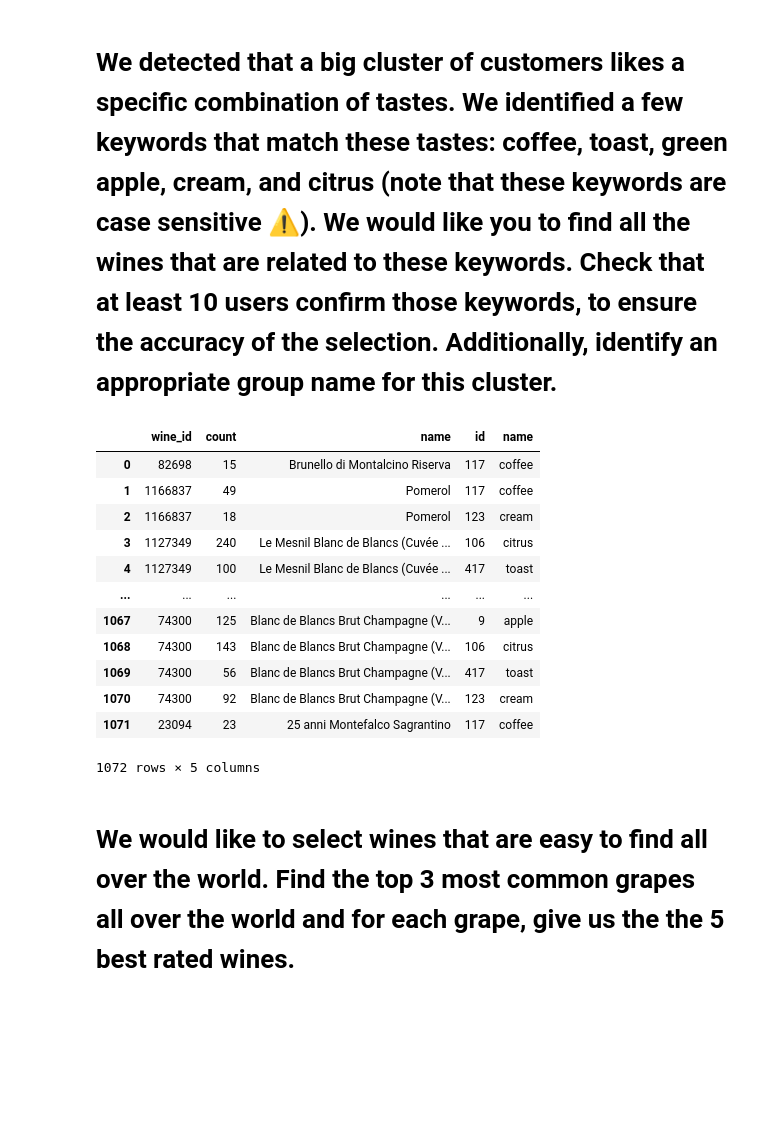
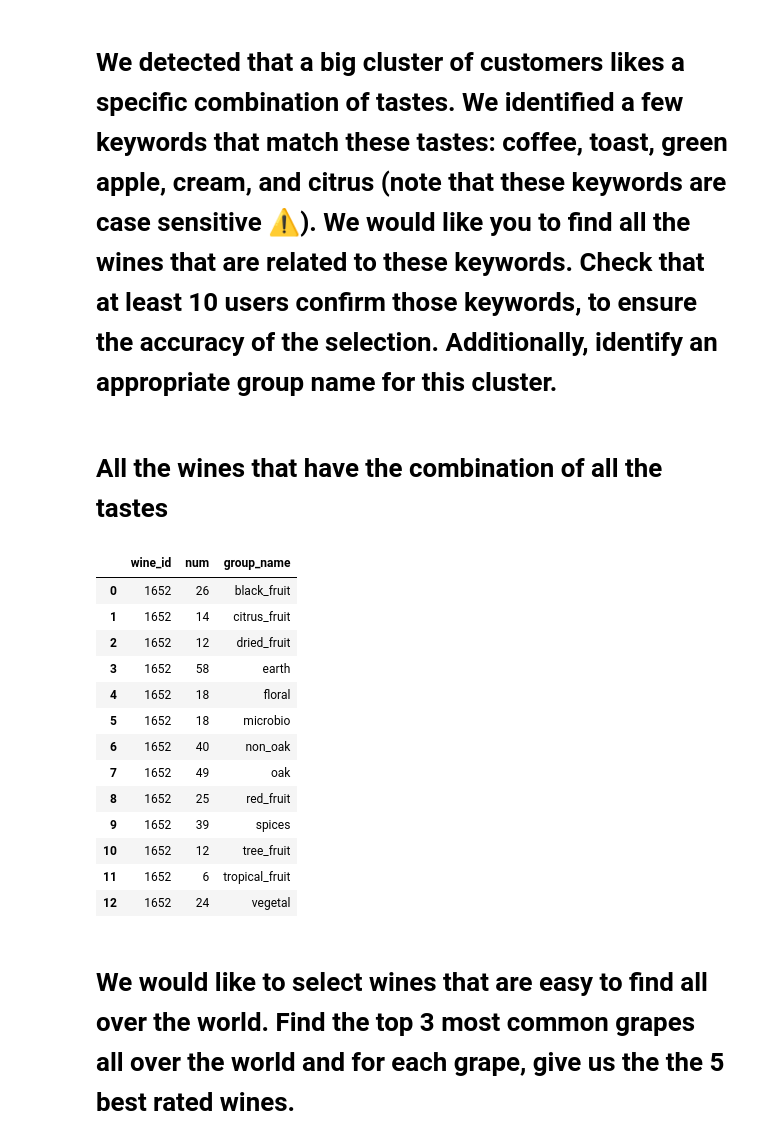
Before and after one commit to Lucky-sketch/wivino, a Jupyter notebook: test.ipynb, the cells around one changed output. Drawn from its saved outputs; the diff is of its cells as text; code cells hidden in the pictures; blank space fills up the shorter version.

```diff
--- a/test.ipynb
+++ b/test.ipynb
@@ -239,34 +234,4 @@ df
 # %% [markdown]
 # We detected that a big cluster of customers likes a specific combination of tastes. We identified a few keywords that match these tastes: coffee, toast, green apple, cream, and citrus (note that these keywords are case sensitive ⚠️). We would like you to find all the wines that are related to these keywords. Check that at least 10 users confirm those keywords, to ensure the accuracy of the selection. Additionally, identify an appropriate group name for this cluster.
-# %%
-
-q = """
-WITH flavour_ids AS (
-SELECT id, name
-FROM keywords
-WHERE name IN ('coffee', 'toast', 'green', 'apple', 'cream', 'citrus'))
-
-SELECT DISTINCT wine_id, count, wines.name, flavour_ids.id, flavour_ids.name
-FROM keywords_wine
-JOIN flavour_ids ON keywords_wine.keyword_id = flavour_ids.id
-JOIN wines ON wines.id = keywords_wine.wine_id
-WHERE count >= 10
-"""
-
-cur.execute(q).fetchall()
-df = pd.read_sql_query(q, conn)
-df
-# %% [output]
-|  | wine_id | count | name | id | name |
-| 0 | 82698 | 15 | Brunello di Montalcino Riserva | 117 | coffee |
-| 1 | 1166837 | 49 | Pomerol | 117 | coffee |
-| 2 | 1166837 | 18 | Pomerol | 123 | cream |
-| 3 | 1127349 | 240 | Le Mesnil Blanc de Blancs (Cuvée ... | 106 | citrus |
-| 4 | 1127349 | 100 | Le Mesnil Blanc de Blancs (Cuvée ... | 417 | toast |
-| ... | ... | ... | ... | ... | ... |
-| 1067 | 74300 | 125 | Blanc de Blancs Brut Champagne (V... | 9 | apple |
-| 1068 | 74300 | 143 | Blanc de Blancs Brut Champagne (V... | 106 | citrus |
-| 1069 | 74300 | 56 | Blanc de Blancs Brut Champagne (V... | 417 | toast |
-| 1070 | 74300 | 92 | Blanc de Blancs Brut Champagne (V... | 123 | cream |
-| 1071 | 23094 | 23 | 25 anni Montefalco Sagrantino | 117 | coffee |
-1072 rows × 5 columns
+# %% [markdown]
+# All the wines that have the combination of all the tastes
@@ -273,3 +278,36 @@ df
+# %%
+
+q = """
+
+SELECT wine_id, COUNT(keyword_id) AS num, group_name
+FROM keywords_wine
+WHERE wine_id = 1652
+GROUP BY group_name, wine_id
+
+"""
+
+cur.execute(q).fetchall()
+df = pd.read_sql_query(q, conn)
+df
+
+# import plotly.express as px
+# fig = px.line_polar(df, r='num', theta='group_name', line_close=True)
+# fig.show()
+# %% [output]
+|  | wine_id | num | group_name |
+| 0 | 1652 | 26 | black_fruit |
+| 1 | 1652 | 14 | citrus_fruit |
+| 2 | 1652 | 12 | dried_fruit |
+| 3 | 1652 | 58 | earth |
+| 4 | 1652 | 18 | floral |
+| 5 | 1652 | 18 | microbio |
+| 6 | 1652 | 40 | non_oak |
+| 7 | 1652 | 49 | oak |
+| 8 | 1652 | 25 | red_fruit |
+| 9 | 1652 | 39 | spices |
+| 10 | 1652 | 12 | tree_fruit |
+| 11 | 1652 | 6 | tropical_fruit |
+| 12 | 1652 | 24 | vegetal |
 # %% [markdown]
 # We would like to select wines that are easy to find all over the world. Find the top 3 most common grapes all over the world and for each grape, give us the the 5 best rated wines.
 # %%
```
Also changed, not shown: parts of 8 cells of this notebook.
